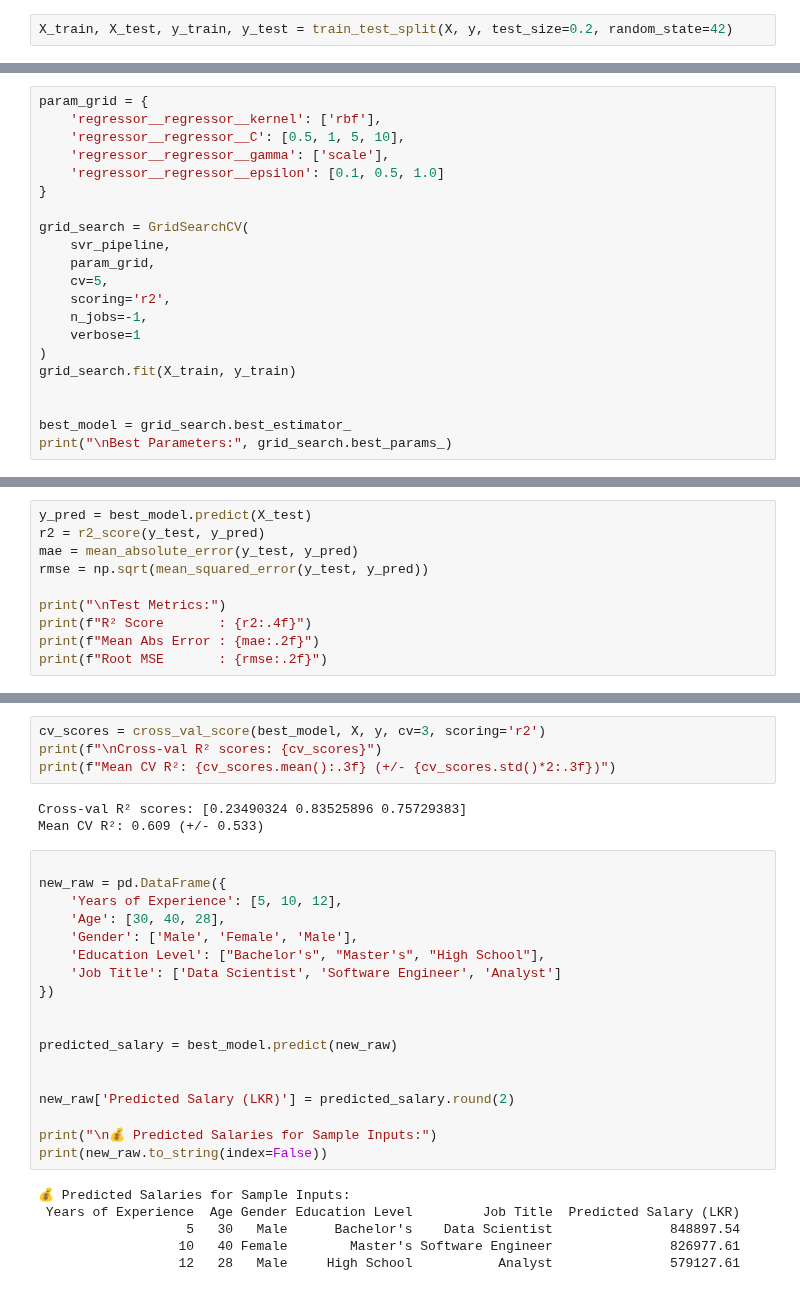
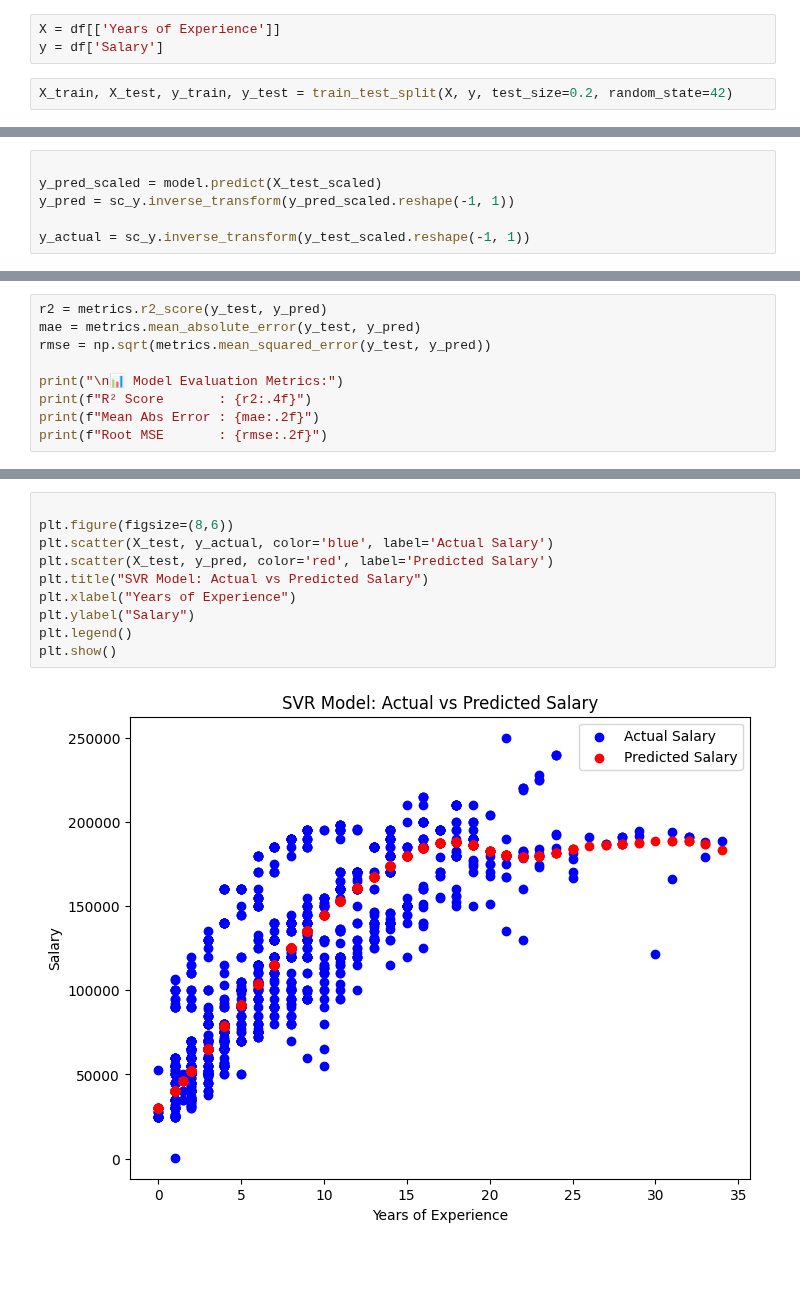
Before and after one commit to Suraweera1235/CS_Group_09_Salary_prediction, a Jupyter notebook: notebooks/Kavindu_FC110556/SVR.ipynb, the cells around one changed output, grey strips where cells are left out. Saved outputs shown, nothing was run; the diff lists cells and outputs as text; blank space fills up the shorter version.

```diff
--- a/notebooks/Kavindu_FC110556/SVR.ipynb
+++ b/notebooks/Kavindu_FC110556/SVR.ipynb
@@ -66,2 +51,5 @@ y = df['Salary']
+# %%
+X = df[['Years of Experience']]
+y = df['Salary']
 # %%
 X_train, X_test, y_train, y_test = train_test_split(X, y, test_size=0.2, random_state=42)
@@ -86,21 +70,6 @@ svr_pipeline = Pipeline(steps=[
 # %%
-param_grid = {
-    'regressor__regressor__kernel': ['rbf'],
-    'regressor__regressor__C': [0.5, 1, 5, 10],
-    'regressor__regressor__gamma': ['scale'],
-    'regressor__regressor__epsilon': [0.1, 0.5, 1.0]
-}
 
-grid_search = GridSearchCV(
-    svr_pipeline,
-    param_grid,
-    cv=5,
-    scoring='r2',
-    n_jobs=-1,
-    verbose=1
-)
-grid_search.fit(X_train, y_train)
+y_pred_scaled = model.predict(X_test_scaled)
+y_pred = sc_y.inverse_transform(y_pred_scaled.reshape(-1, 1))
 
-
-best_model = grid_search.best_estimator_
-print("\nBest Parameters:", grid_search.best_params_)
+y_actual = sc_y.inverse_transform(y_test_scaled.reshape(-1, 1))
@@ -110,10 +76,9 @@ Fitting 5 folds for each of 12 candidates, totalling 60 fits
 # %%
-y_pred = best_model.predict(X_test)
-r2 = r2_score(y_test, y_pred)
-mae = mean_absolute_error(y_test, y_pred)
-rmse = np.sqrt(mean_squared_error(y_test, y_pred))
+r2 = metrics.r2_score(y_test, y_pred)
+mae = metrics.mean_absolute_error(y_test, y_pred)
+rmse = np.sqrt(metrics.mean_squared_error(y_test, y_pred))
 
-print("\nTest Metrics:")
+print("\n📊 Model Evaluation Metrics:")
 print(f"R² Score       : {r2:.4f}")
 print(f"Mean Abs Error : {mae:.2f}")
 print(f"Root MSE       : {rmse:.2f}")
@@ -140,31 +90,12 @@ Train RMSE     : 37137.96
-# %%
-cv_scores = cross_val_score(best_model, X, y, cv=3, scoring='r2')
-print(f"\nCross-val R² scores: {cv_scores}")
-print(f"Mean CV R²: {cv_scores.mean():.3f} (+/- {cv_scores.std()*2:.3f})")
-# %% [output]
-Cross-val R² scores: [0.23490324 0.83525896 0.75729383]
-Mean CV R²: 0.609 (+/- 0.533)
-# %%
-
-new_raw = pd.DataFrame({
-    'Years of Experience': [5, 10, 12],
-    'Age': [30, 40, 28],
-    'Gender': ['Male', 'Female', 'Male'],
-    'Education Level': ["Bachelor's", "Master's", "High School"],
-    'Job Title': ['Data Scientist', 'Software Engineer', 'Analyst']
-})
-
-
-predicted_salary = best_model.predict(new_raw)
-
-
-new_raw['Predicted Salary (LKR)'] = predicted_salary.round(2)
-
-print("\n💰 Predicted Salaries for Sample Inputs:")
-print(new_raw.to_string(index=False))
-# %% [output]
-💰 Predicted Salaries for Sample Inputs:
- Years of Experience  Age Gender Education Level         Job Title  Predicted Salary (LKR)
-                   5   30   Male      Bachelor's    Data Scientist               848897.54
-                  10   40 Female        Master's Software Engineer               826977.61
-                  12   28   Male     High School           Analyst               579127.61
+# %%
+
+plt.figure(figsize=(8,6))
+plt.scatter(X_test, y_actual, color='blue', label='Actual Salary')
+plt.scatter(X_test, y_pred, color='red', label='Predicted Salary')
+plt.title("SVR Model: Actual vs Predicted Salary")
+plt.xlabel("Years of Experience")
+plt.ylabel("Salary")
+plt.legend()
+plt.show()
+# %% [output]
+[figure, added]
```
Also changed, not shown: parts of 13 cells of this notebook, 17 other files.
